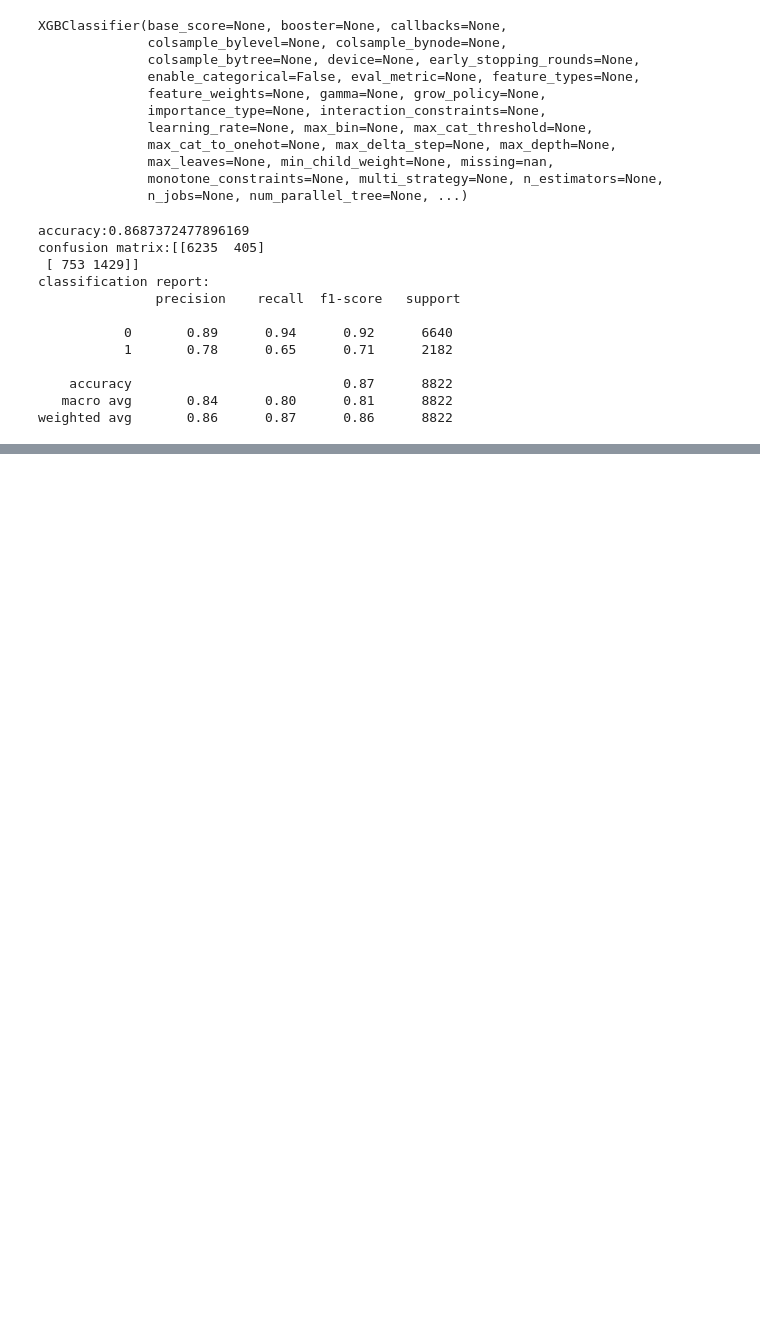
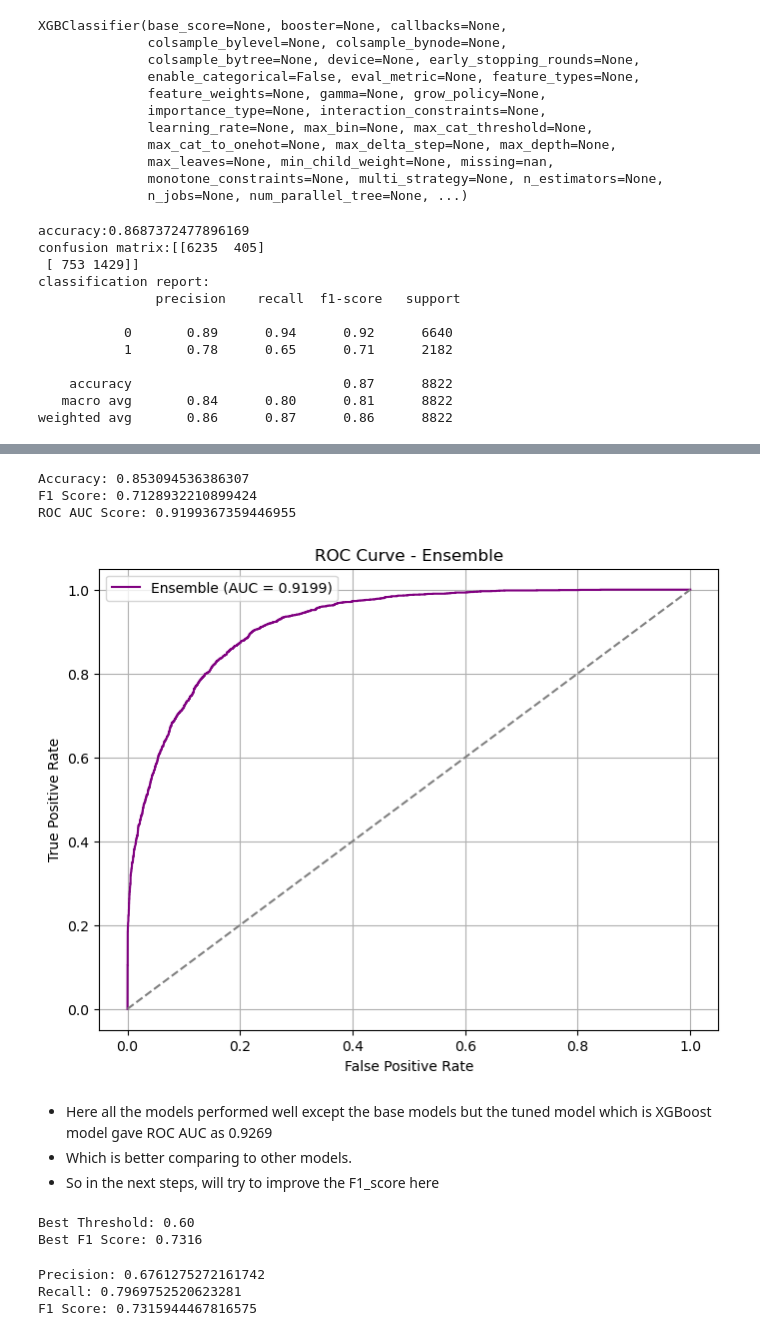
Before and after one commit to niranjanq/adults_income, a Jupyter notebook: adults_income.ipynb, the cells around one changed output, grey strips where cells are left out. Drawn from its saved outputs; the diff is of its cells as text; code cells hidden in the pictures; blank space fills up the shorter version.

```diff
--- a/adults_income.ipynb
+++ b/adults_income.ipynb
@@ -1050,0 +1278,11 @@ weighted avg       0.86      0.87      0.86      8822
+# %%
+ensemble_model = VotingClassifier(
+    estimators=[
+        ('xgb', final_model),
+        ('rf', model3)
+    ],
+    voting='soft',
+    n_jobs=-1
+)
+# %%
+ensemble_model.fit(x_train,y_train)
@@ -1050,0 +1307,63 @@ weighted avg       0.86      0.87      0.86      8822
+# %%
+from sklearn.metrics import accuracy_score, f1_score, roc_auc_score
+
+y_pred = ensemble_model.predict(x_test)
+y_proba = ensemble_model.predict_proba(x_test)[:, 1]
+
+print("Accuracy:", accuracy_score(y_test, y_pred))
+print("F1 Score:", f1_score(y_test, y_pred, pos_label=1))
+print("ROC AUC Score:", roc_auc_score(y_test, y_proba))
+# %% [output]
+Accuracy: 0.853094536386307
+F1 Score: 0.7128932210899424
+ROC AUC Score: 0.9199367359446955
+# %%
+
+
+fpr, tpr, _ = roc_curve(y_test, y_proba)
+
+plt.figure(figsize=(8, 6))
+plt.plot(fpr, tpr, label=f"Ensemble (AUC = {roc_auc_score(y_test, y_proba):.4f})", color='purple')
+plt.plot([0, 1], [0, 1], linestyle='--', color='gray')
+plt.xlabel("False Positive Rate")
+plt.ylabel("True Positive Rate")
+plt.title("ROC Curve - Ensemble")
+plt.legend()
+plt.grid(True)
+plt.show()
+# %% [output]
+[figure, added]
+# %% [markdown]
+* Here all the models performed well except the base models but the tuned model which is XGBoost model gave ROC AUC as 0.9269
+* Which is better comparing to other models.
+* So in the next steps, will try to improve the F1_score here
+# %%
+y_proba = final_model.predict_proba(x_test)[:, 1]
+
+# Tring thresholds from 0.1 to 0.9
+best_threshold = 0.5
+best_f1 = 0
+
+for threshold in np.arange(0.1, 0.9, 0.01):
+    y_pred_thresh = (y_proba >= threshold).astype(int)
+    f1 = f1_score(y_test, y_pred_thresh, pos_label=1)
+    if f1 > best_f1:
+        best_f1 = f1
+        best_threshold = threshold
+
+print(f"Best Threshold: {best_threshold:.2f}")
+print(f"Best F1 Score: {best_f1:.4f}")
+# %% [output]
+Best Threshold: 0.60
+Best F1 Score: 0.7316
+# %%
+# Using the best threshold found
+y_pred_final = (y_proba >= best_threshold).astype(int)
+
+print("Precision:", precision_score(y_test, y_pred_final, pos_label=1))
+print("Recall:", recall_score(y_test, y_pred_final, pos_label=1))
+print("F1 Score:", f1_score(y_test, y_pred_final, pos_label=1))
+# %% [output]
+Precision: 0.6761275272161742
+Recall: 0.7969752520623281
+F1 Score: 0.7315944467816575
```
Also changed, not shown: parts of 55 cells of this notebook, 4 other files.
